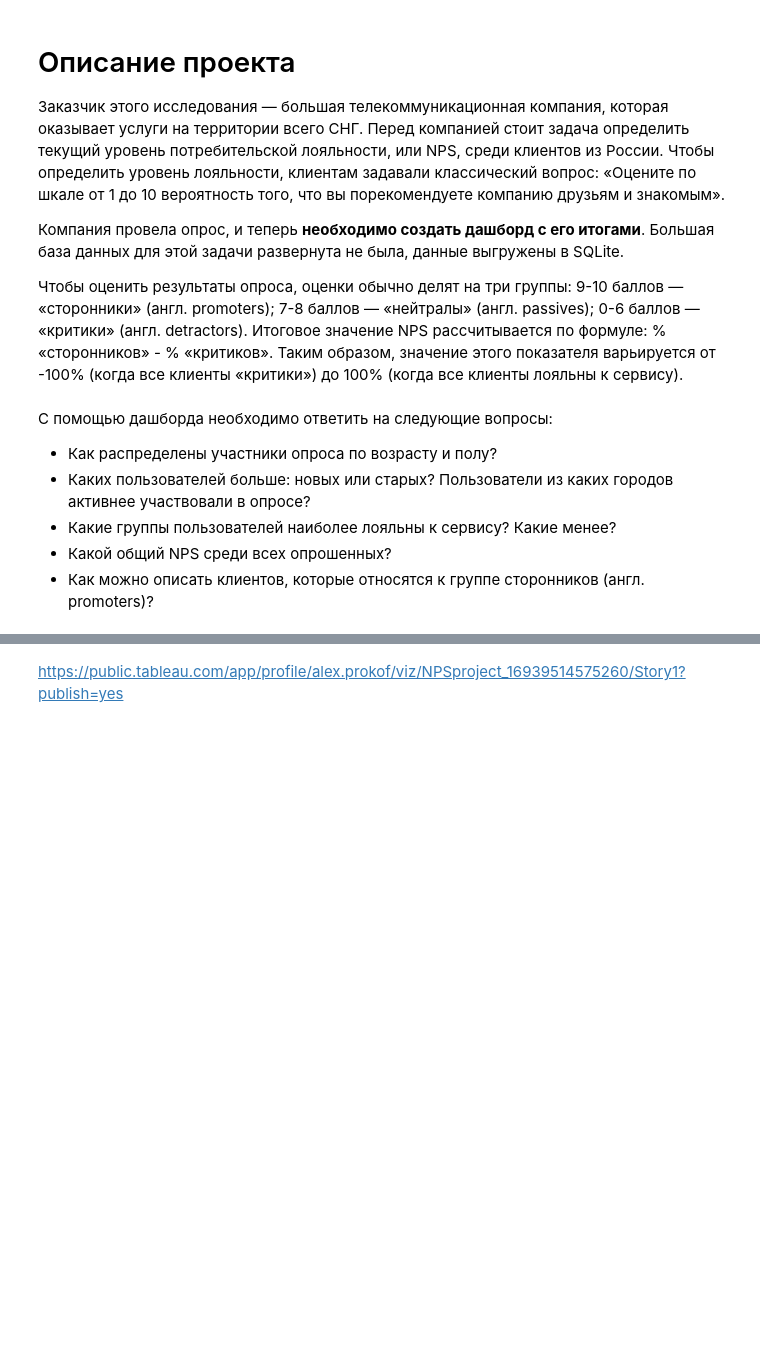
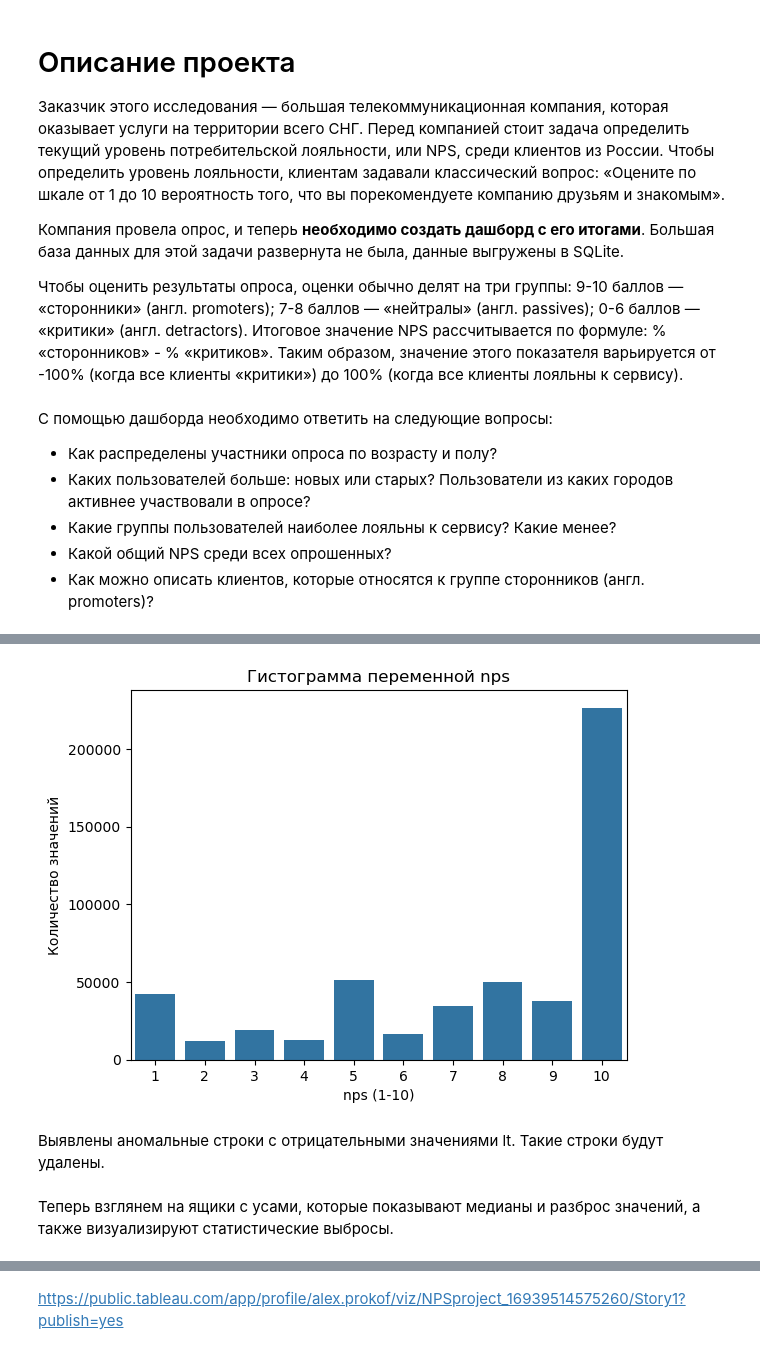
Before and after one commit to ProkofievData/Projects, a Jupyter notebook: SQL, Python, Tableau -- Net Promoter Score для телекоммуникационной компании. .ipynb, the cells around one changed output, grey strips where cells are left out. Saved outputs shown, nothing was run; the diff lists cells and outputs as text; code cells hidden in the pictures; blank space fills up the shorter version.

```diff
--- a/SQL, Python, Tableau -- Net Promoter Score для телекоммуникационной компании. .ipynb
+++ b/SQL, Python, Tableau -- Net Promoter Score для телекоммуникационной компании. .ipynb
@@ -217,0 +266,12 @@ df['lt_day'] = df[df['lt_day'] > 0]
+# %%
+nps_cnt = df.groupby('nps_score')['user_id'].count().reset_index()
+
+sns.barplot(nps_cnt, x = 'nps_score', y = 'user_id')
+plt.title('Гистограмма переменной nps')
+plt.xlabel('nps (1-10)')
+plt.ylabel('Количество значений')
+plt.show()
+# %% [output]
+[figure, added]
+# %% [markdown]
+Выявлены аномальные строки с отрицательными значениями lt. Такие строки будут удалены.
@@ -217,0 +280,2 @@ df['lt_day'] = df[df['lt_day'] > 0]
+# %% [markdown]
+Теперь взглянем на ящики с усами, которые показывают медианы и разброс значений, а также визуализируют статистические выбросы.
```
Also changed, not shown: parts of 65 cells of this notebook.
